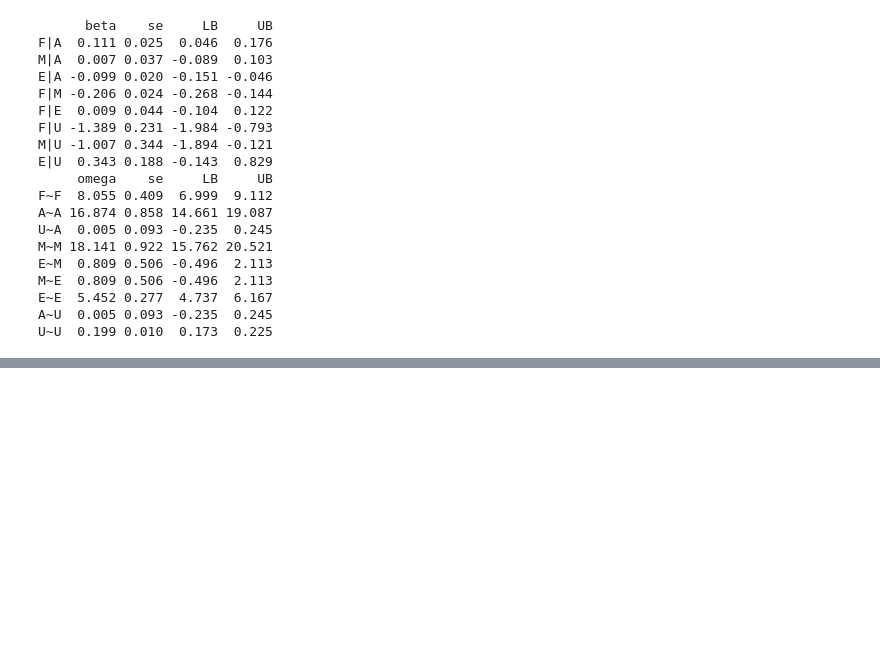
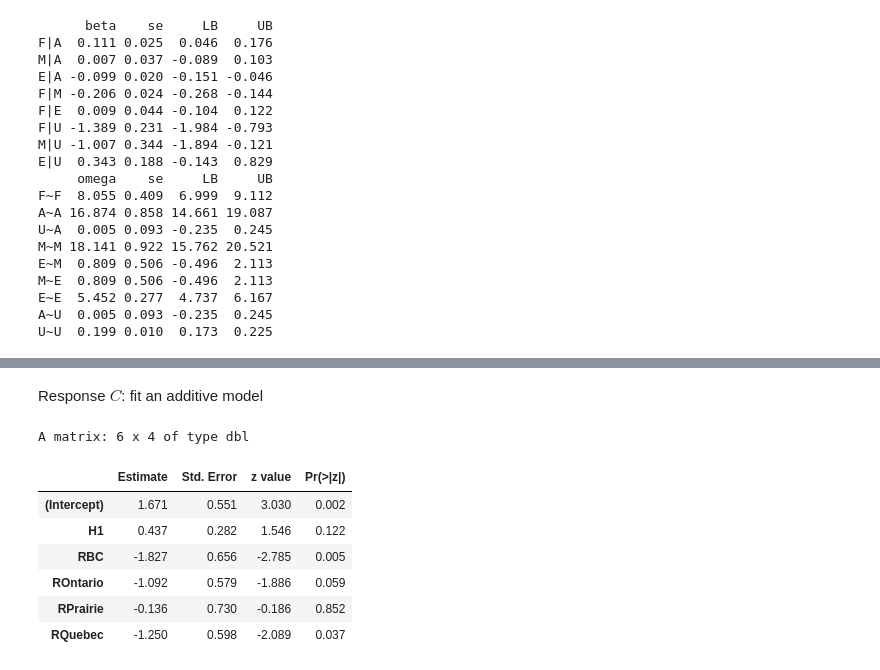
Before and after one commit to StaThin/RGM, a Jupyter notebook: examples.ipynb, the cells around one changed output, grey strips where cells are left out. Drawn from its saved outputs; the diff is of its cells as text; code cells hidden in the pictures; blank space fills up the shorter version.

```diff
--- a/examples.ipynb
+++ b/examples.ipynb
@@ -476,0 +362,14 @@ ci_test("X4", c("X1", "X2"), test = "mi", data = coppen_data)
+# %% [markdown]
+Response $C$: fit an additive model
+# %%
+m_add2 <- glm(C ~ H + R, family = binomial, data = wlf_data)
+round(summary(m_add2)$coef, 3)
+# %% [output]
+A matrix: 6 x 4 of type dbl
+|  | Estimate | Std. Error | z value | Pr(>|z|) |
+| (Intercept) | 1.671 | 0.551 | 3.030 | 0.002 |
+| H1 | 0.437 | 0.282 | 1.546 | 0.122 |
+| RBC | -1.827 | 0.656 | -2.785 | 0.005 |
+| ROntario | -1.092 | 0.579 | -1.886 | 0.059 |
+| RPrairie | -0.136 | 0.730 | -0.186 | 0.852 |
+| RQuebec | -1.250 | 0.598 | -2.089 | 0.037 |
```
Also changed, not shown: parts of 21 cells of this notebook.
